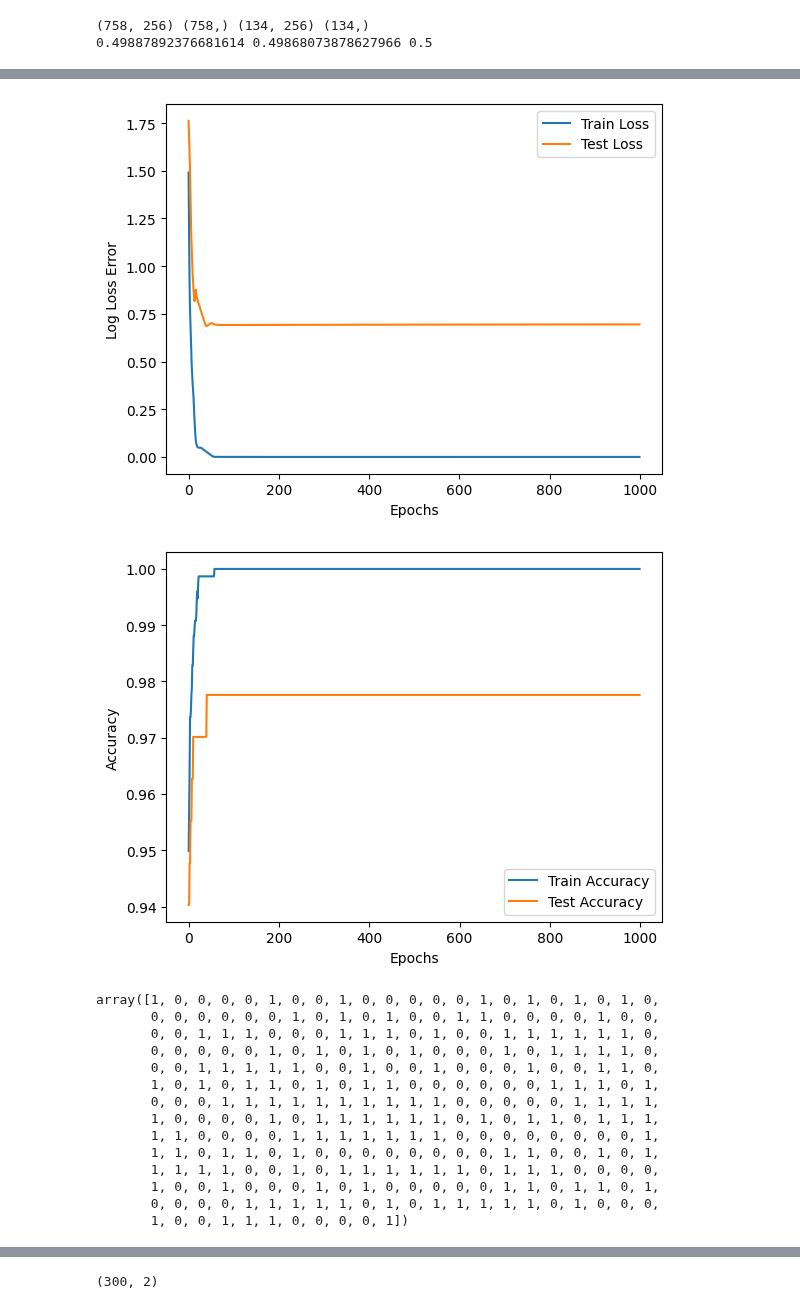
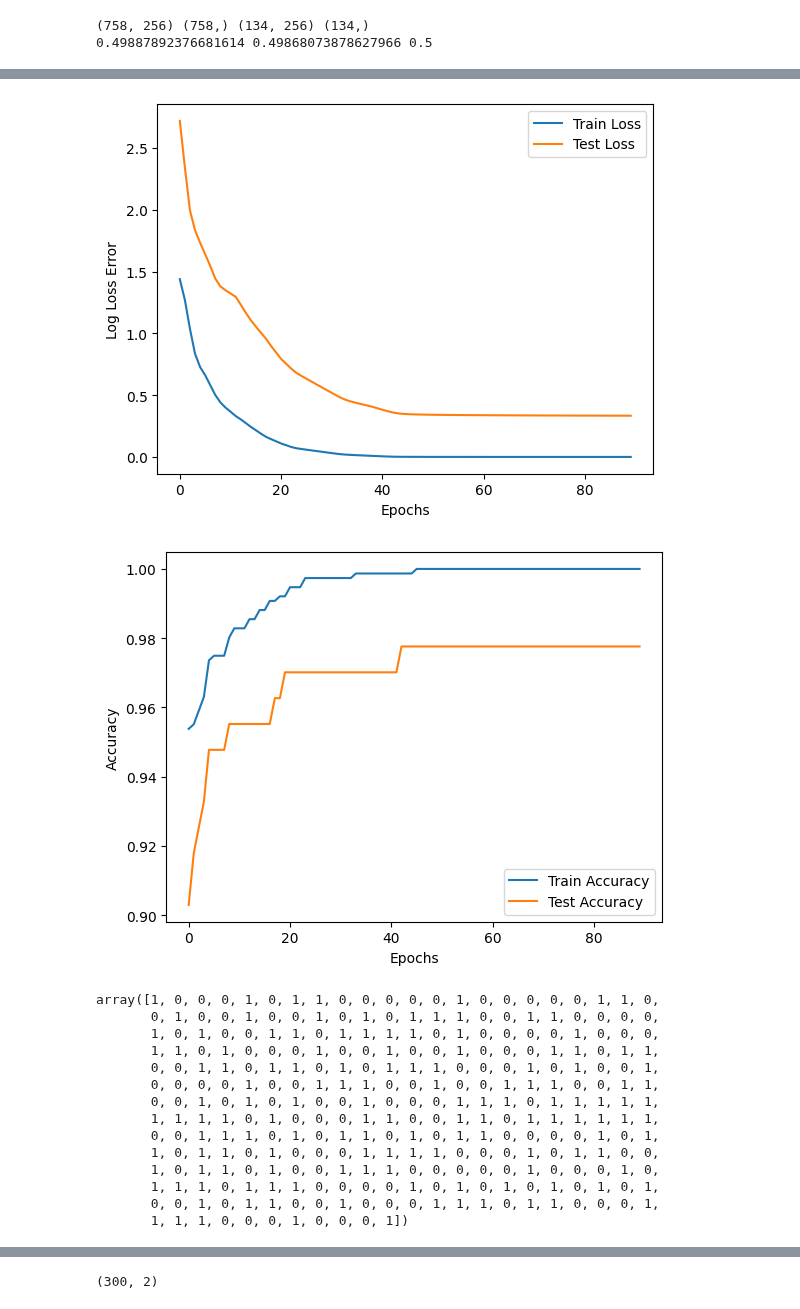
Before and after one commit to anurag965/ML-Content, a Jupyter notebook: text_no_text_classification.ipynb, the cells around one changed output, grey strips where cells are left out. Drawn from its saved outputs; the diff is of its cells as text; code cells hidden in the pictures.

```diff
--- a/text_no_text_classification.ipynb
+++ b/text_no_text_classification.ipynb
@@ -208,6 +208,6 @@ class SigmoidNeuron:
         print('Test Accuracy:', self.accuracy(Y_test, Y_test_pred))
 # %%
 model = SigmoidNeuron()
-model.fit(X_train, Y_train, X_val, Y_val, epochs=1000, learning_rate=0.02)
+model.fit(X_train, Y_train, X_val, Y_val, epochs=90, learning_rate=0.02)
 model.plot_graphs()
 # %% [output]
@@ -216,26 +216,26 @@ Final Validation Loss: 0.694804368634494
 Final Train Accuracy: 1.0
 Final Validation Accuracy: 0.9776119402985075
-[figure, old version]
+[figure, new version]
-[figure, old version]
+[figure, new version]
 # %%
 Y_test_pred = model.predict(X_test)
 Y_test_pred = (Y_test_pred >= CONFIG["THRESHOLD"]).astype(int).ravel() # binarizing results
 Y_test_pred
 # %% [output]
-array([1, 0, 0, 0, 0, 1, 0, 0, 1, 0, 0, 0, 0, 0, 1, 0, 1, 0, 1, 0, 1, 0,
-       0, 0, 0, 0, 0, 0, 1, 0, 1, 0, 1, 0, 0, 1, 1, 0, 0, 0, 0, 1, 0, 0,
-       0, 0, 1, 1, 1, 0, 0, 0, 1, 1, 1, 0, 1, 0, 0, 1, 1, 1, 1, 1, 1, 0,
-       0, 0, 0, 0, 0, 1, 0, 1, 0, 1, 0, 1, 0, 0, 0, 1, 0, 1, 1, 1, 1, 0,
-       0, 0, 1, 1, 1, 1, 1, 0, 0, 1, 0, 0, 1, 0, 0, 0, 1, 0, 0, 1, 1, 0,
-       1, 0, 1, 0, 1, 1, 0, 1, 0, 1, 1, 0, 0, 0, 0, 0, 0, 1, 1, 1, 0, 1,
-       0, 0, 0, 1, 1, 1, 1, 1, 1, 1, 1, 1, 1, 0, 0, 0, 0, 0, 1, 1, 1, 1,
-       1, 0, 0, 0, 0, 1, 0, 1, 1, 1, 1, 1, 1, 0, 1, 0, 1, 1, 0, 1, 1, 1,
-       1, 1, 0, 0, 0, 0, 1, 1, 1, 1, 1, 1, 1, 0, 0, 0, 0, 0, 0, 0, 0, 1,
-       1, 1, 0, 1, 1, 0, 1, 0, 0, 0, 0, 0, 0, 0, 0, 1, 1, 0, 0, 1, 0, 1,
-       1, 1, 1, 1, 0, 0, 1, 0, 1, 1, 1, 1, 1, 1, 0, 1, 1, 1, 0, 0, 0, 0,
-       1, 0, 0, 1, 0, 0, 0, 1, 0, 1, 0, 0, 0, 0, 0, 1, 1, 0, 1, 1, 0, 1,
-       0, 0, 0, 0, 1, 1, 1, 1, 1, 0, 1, 0, 1, 1, 1, 1, 1, 0, 1, 0, 0, 0,
-       1, 0, 0, 1, 1, 1, 0, 0, 0, 0, 1])
+array([1, 0, 0, 0, 1, 0, 1, 1, 0, 0, 0, 0, 0, 1, 0, 0, 0, 0, 0, 1, 1, 0,
+       0, 1, 0, 0, 1, 0, 0, 1, 0, 1, 0, 1, 1, 1, 0, 0, 1, 1, 0, 0, 0, 0,
+       1, 0, 1, 0, 0, 1, 1, 0, 1, 1, 1, 1, 0, 1, 0, 0, 0, 0, 1, 0, 0, 0,
+       1, 1, 0, 1, 0, 0, 0, 1, 0, 0, 1, 0, 0, 1, 0, 0, 0, 1, 1, 0, 1, 1,
+       0, 0, 1, 1, 0, 1, 1, 0, 1, 0, 1, 1, 1, 0, 0, 0, 1, 0, 1, 0, 0, 1,
+       0, 0, 0, 0, 1, 0, 0, 1, 1, 1, 0, 0, 1, 0, 0, 1, 1, 1, 0, 0, 1, 1,
+       0, 0, 1, 0, 1, 0, 1, 0, 0, 1, 0, 0, 0, 1, 1, 1, 0, 1, 1, 1, 1, 1,
+       1, 1, 1, 1, 0, 1, 0, 0, 0, 1, 1, 0, 0, 1, 1, 0, 1, 1, 1, 1, 1, 1,
+       0, 0, 1, 1, 1, 0, 1, 0, 1, 1, 0, 1, 0, 1, 1, 0, 0, 0, 0, 1, 0, 1,
+       1, 0, 1, 1, 0, 1, 0, 0, 0, 1, 1, 1, 1, 0, 0, 0, 1, 0, 1, 1, 0, 0,
+       1, 0, 1, 1, 0, 1, 0, 0, 1, 1, 1, 0, 0, 0, 0, 0, 1, 0, 0, 0, 1, 0,
+       1, 1, 1, 0, 1, 1, 1, 0, 0, 0, 0, 1, 0, 1, 0, 1, 0, 1, 0, 1, 0, 1,
+       0, 0, 1, 0, 1, 1, 0, 0, 1, 0, 0, 0, 1, 1, 1, 0, 1, 1, 0, 0, 0, 1,
+       1, 1, 1, 0, 0, 0, 1, 0, 0, 0, 1])
 # %%
 ID_test = np.append(ID_test, [19, 242,286])
 Y_test_pred = np.append(Y_test_pred, [1, 0, 0])
```
Also changed, not shown: parts of 4 cells of this notebook.
